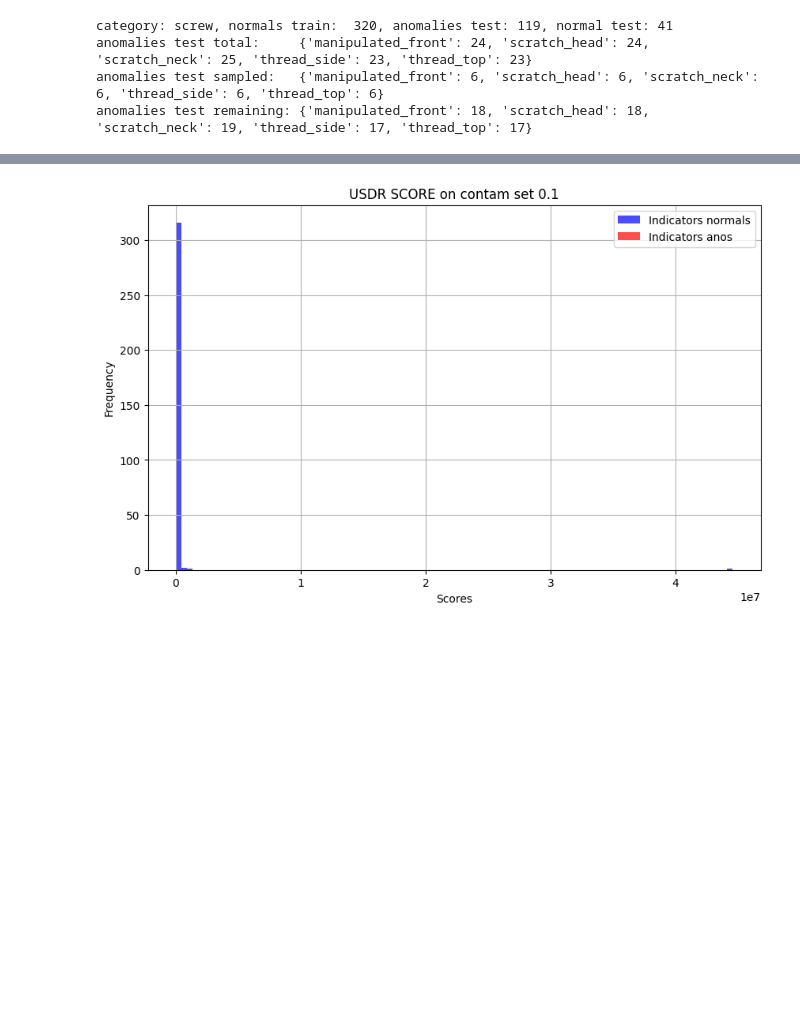
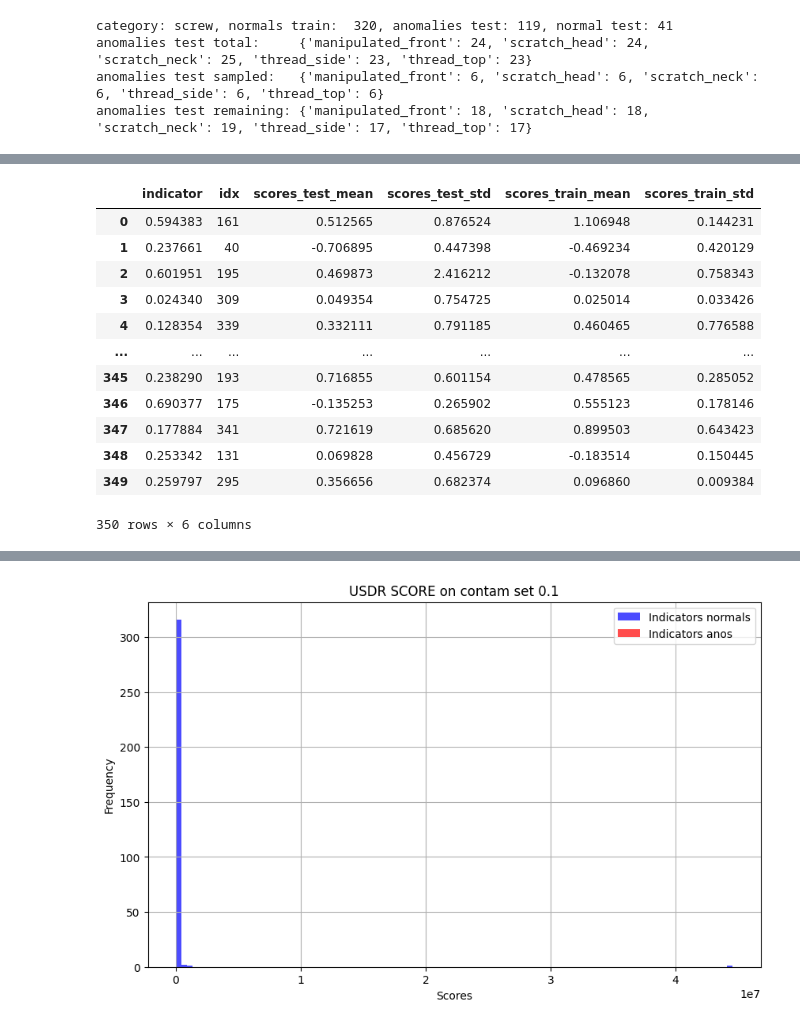
Before and after one commit to buehlpa/UTRAD, a Jupyter notebook: dev_usdr.ipynb, the cells around one changed output, grey strips where cells are left out. Drawn from its saved outputs; the diff is of its cells as text; code cells hidden in the pictures; blank space fills up the shorter version.

```diff
--- a/dev_usdr.ipynb
+++ b/dev_usdr.ipynb
@@ -337,0 +517,18 @@ window_size:  120
+# %%
+
+df = pd.read_pickle('/home/bule/projects/UTRAD/results/mvtec/contamination_10/DEV_USDR-screw/USDR_window:120_stride:45.pkl')
+df
+# %% [output]
+|  | indicator | idx | scores_test_mean | scores_test_std | scores_train_mean | scores_train_std |
+| 0 | 0.594383 | 161 | 0.512565 | 0.876524 | 1.106948 | 0.144231 |
+| 1 | 0.237661 | 40 | -0.706895 | 0.447398 | -0.469234 | 0.420129 |
+| 2 | 0.601951 | 195 | 0.469873 | 2.416212 | -0.132078 | 0.758343 |
+| 3 | 0.024340 | 309 | 0.049354 | 0.754725 | 0.025014 | 0.033426 |
+| 4 | 0.128354 | 339 | 0.332111 | 0.791185 | 0.460465 | 0.776588 |
+| ... | ... | ... | ... | ... | ... | ... |
+| 345 | 0.238290 | 193 | 0.716855 | 0.601154 | 0.478565 | 0.285052 |
+| 346 | 0.690377 | 175 | -0.135253 | 0.265902 | 0.555123 | 0.178146 |
+| 347 | 0.177884 | 341 | 0.721619 | 0.685620 | 0.899503 | 0.643423 |
+| 348 | 0.253342 | 131 | 0.069828 | 0.456729 | -0.183514 | 0.150445 |
+| 349 | 0.259797 | 295 | 0.356656 | 0.682374 | 0.096860 | 0.009384 |
+350 rows × 6 columns
```
Also changed, not shown: parts of 15 cells of this notebook, 2 other files.
